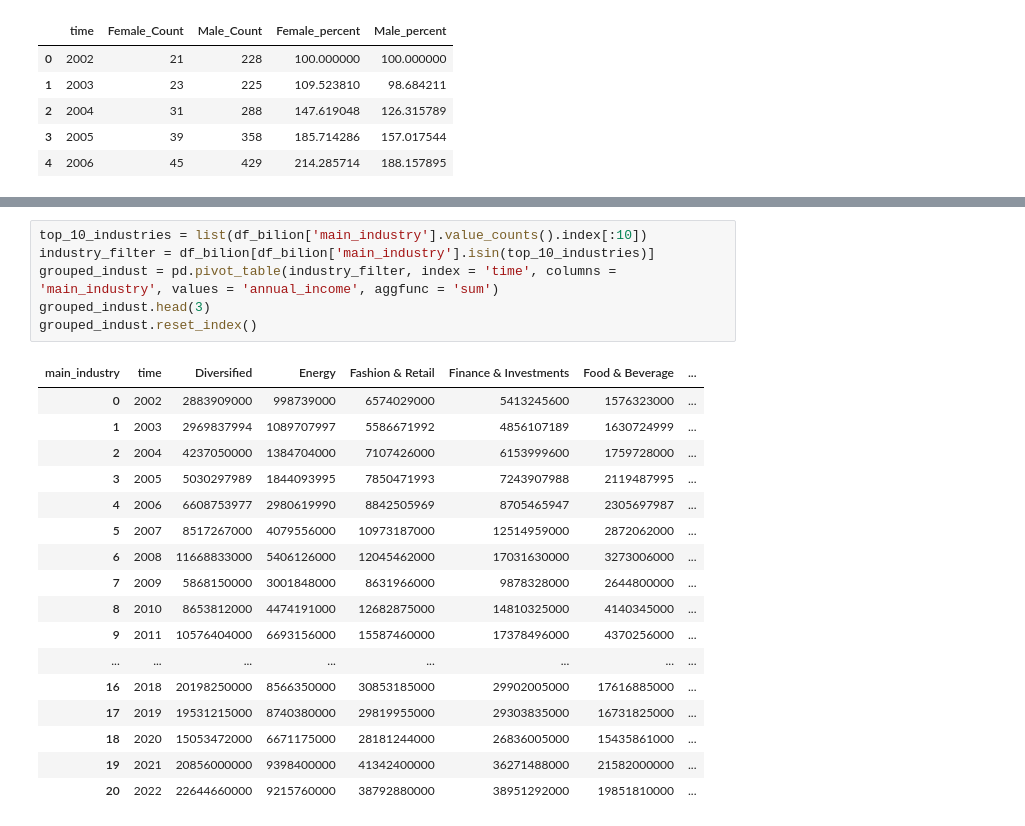
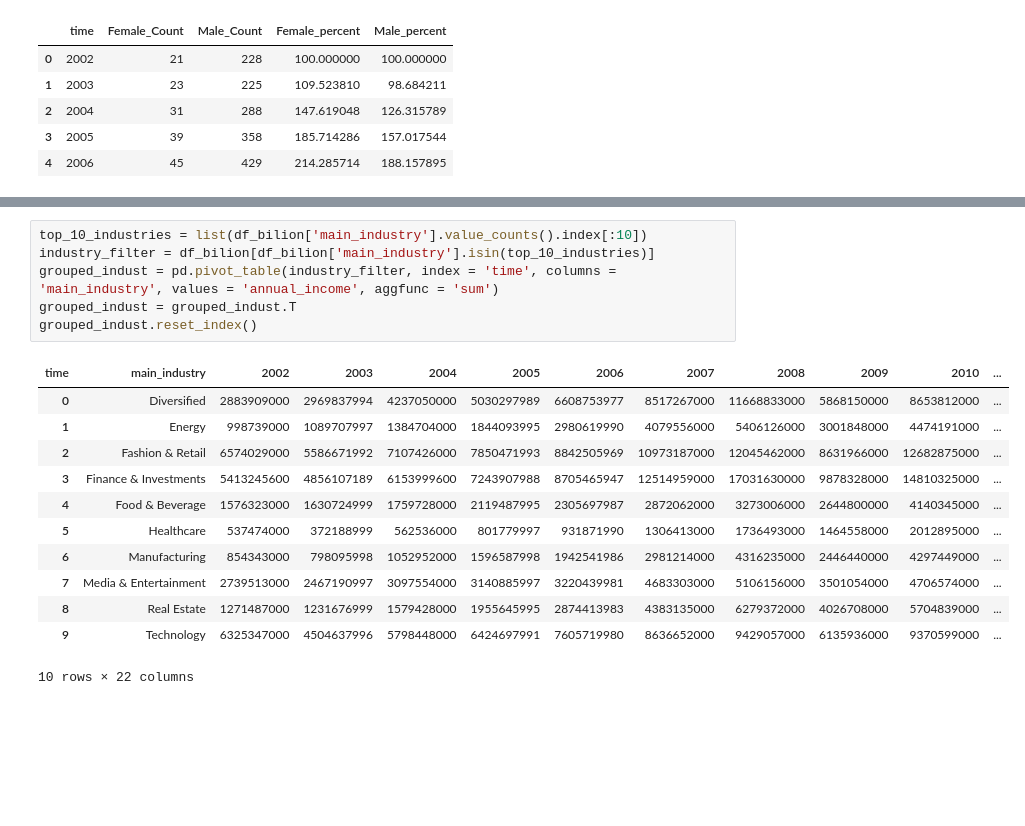
Before and after one commit to MaisaLauriane/Projeto-final-, a Jupyter notebook: Projeto.ipynb, the cells around one changed output, grey strips where cells are left out. Drawn from its saved outputs; the diff is of its cells as text; blank space fills up the shorter version.

```diff
--- a/Projeto.ipynb
+++ b/Projeto.ipynb
@@ -183,24 +183,19 @@ fig.show()
 # %%
 top_10_industries = list(df_bilion['main_industry'].value_counts().index[:10])
 industry_filter = df_bilion[df_bilion['main_industry'].isin(top_10_industries)]
 grouped_indust = pd.pivot_table(industry_filter, index = 'time', columns = 'main_industry', values = 'annual_income', aggfunc = 'sum')
-grouped_indust.head(3)
+grouped_indust = grouped_indust.T
 grouped_indust.reset_index()
 # %% [output]
-| main_industry | time | Diversified | Energy | Fashion & Retail | Finance & Investments | Food & Beverage | ... |
-| 0 | 2002 | 2883909000 | 998739000 | 6574029000 | 5413245600 | 1576323000 | ... |
-| 1 | 2003 | 2969837994 | 1089707997 | 5586671992 | 4856107189 | 1630724999 | ... |
-| 2 | 2004 | 4237050000 | 1384704000 | 7107426000 | 6153999600 | 1759728000 | ... |
-| 3 | 2005 | 5030297989 | 1844093995 | 7850471993 | 7243907988 | 2119487995 | ... |
-| 4 | 2006 | 6608753977 | 2980619990 | 8842505969 | 8705465947 | 2305697987 | ... |
-| 5 | 2007 | 8517267000 | 4079556000 | 10973187000 | 12514959000 | 2872062000 | ... |
-| 6 | 2008 | 11668833000 | 5406126000 | 12045462000 | 17031630000 | 3273006000 | ... |
-| 7 | 2009 | 5868150000 | 3001848000 | 8631966000 | 9878328000 | 2644800000 | ... |
-| 8 | 2010 | 8653812000 | 4474191000 | 12682875000 | 14810325000 | 4140345000 | ... |
-| 9 | 2011 | 10576404000 | 6693156000 | 15587460000 | 17378496000 | 4370256000 | ... |
-| ... | ... | ... | ... | ... | ... | ... | ... |
-| 16 | 2018 | 20198250000 | 8566350000 | 30853185000 | 29902005000 | 17616885000 | ... |
-| 17 | 2019 | 19531215000 | 8740380000 | 29819955000 | 29303835000 | 16731825000 | ... |
-| 18 | 2020 | 15053472000 | 6671175000 | 28181244000 | 26836005000 | 15435861000 | ... |
-| 19 | 2021 | 20856000000 | 9398400000 | 41342400000 | 36271488000 | 21582000000 | ... |
-| 20 | 2022 | 22644660000 | 9215760000 | 38792880000 | 38951292000 | 19851810000 | ... |
+| time | main_industry | 2002 | 2003 | 2004 | 2005 | 2006 | 2007 | 2008 | 2009 | 2010 | ... |
+| 0 | Diversified | 2883909000 | 2969837994 | 4237050000 | 5030297989 | 6608753977 | 8517267000 | 11668833000 | 5868150000 | 8653812000 | ... |
+| 1 | Energy | 998739000 | 1089707997 | 1384704000 | 1844093995 | 2980619990 | 4079556000 | 5406126000 | 3001848000 | 4474191000 | ... |
+| 2 | Fashion & Retail | 6574029000 | 5586671992 | 7107426000 | 7850471993 | 8842505969 | 10973187000 | 12045462000 | 8631966000 | 12682875000 | ... |
+| 3 | Finance & Investments | 5413245600 | 4856107189 | 6153999600 | 7243907988 | 8705465947 | 12514959000 | 17031630000 | 9878328000 | 14810325000 | ... |
+| 4 | Food & Beverage | 1576323000 | 1630724999 | 1759728000 | 2119487995 | 2305697987 | 2872062000 | 3273006000 | 2644800000 | 4140345000 | ... |
+| 5 | Healthcare | 537474000 | 372188999 | 562536000 | 801779997 | 931871990 | 1306413000 | 1736493000 | 1464558000 | 2012895000 | ... |
+| 6 | Manufacturing | 854343000 | 798095998 | 1052952000 | 1596587998 | 1942541986 | 2981214000 | 4316235000 | 2446440000 | 4297449000 | ... |
+| 7 | Media & Entertainment | 2739513000 | 2467190997 | 3097554000 | 3140885997 | 3220439981 | 4683303000 | 5106156000 | 3501054000 | 4706574000 | ... |
+| 8 | Real Estate | 1271487000 | 1231676999 | 1579428000 | 1955645995 | 2874413983 | 4383135000 | 6279372000 | 4026708000 | 5704839000 | ... |
+| 9 | Technology | 6325347000 | 4504637996 | 5798448000 | 6424697991 | 7605719980 | 8636652000 | 9429057000 | 6135936000 | 9370599000 | ... |
+10 rows × 22 columns
```
